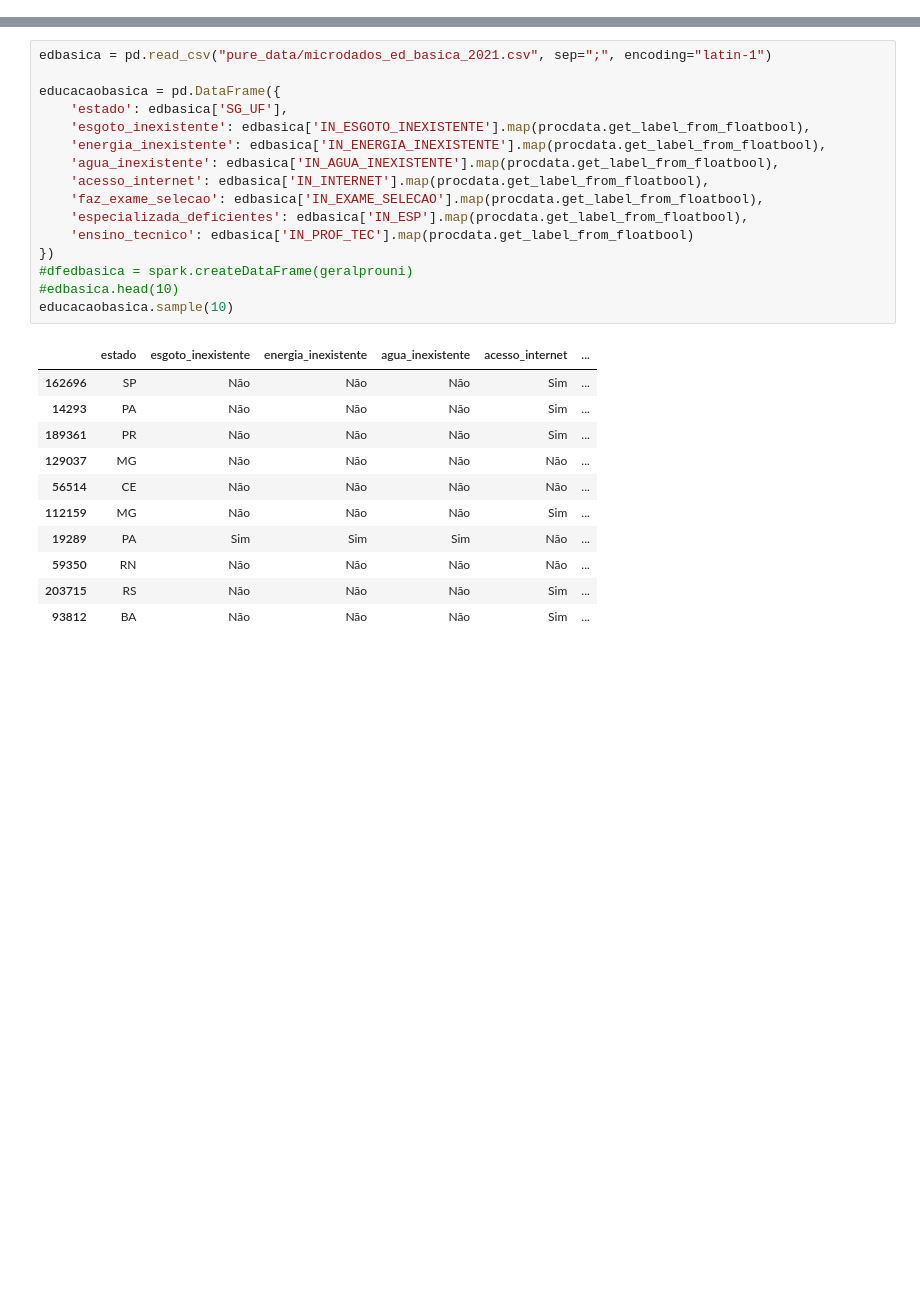
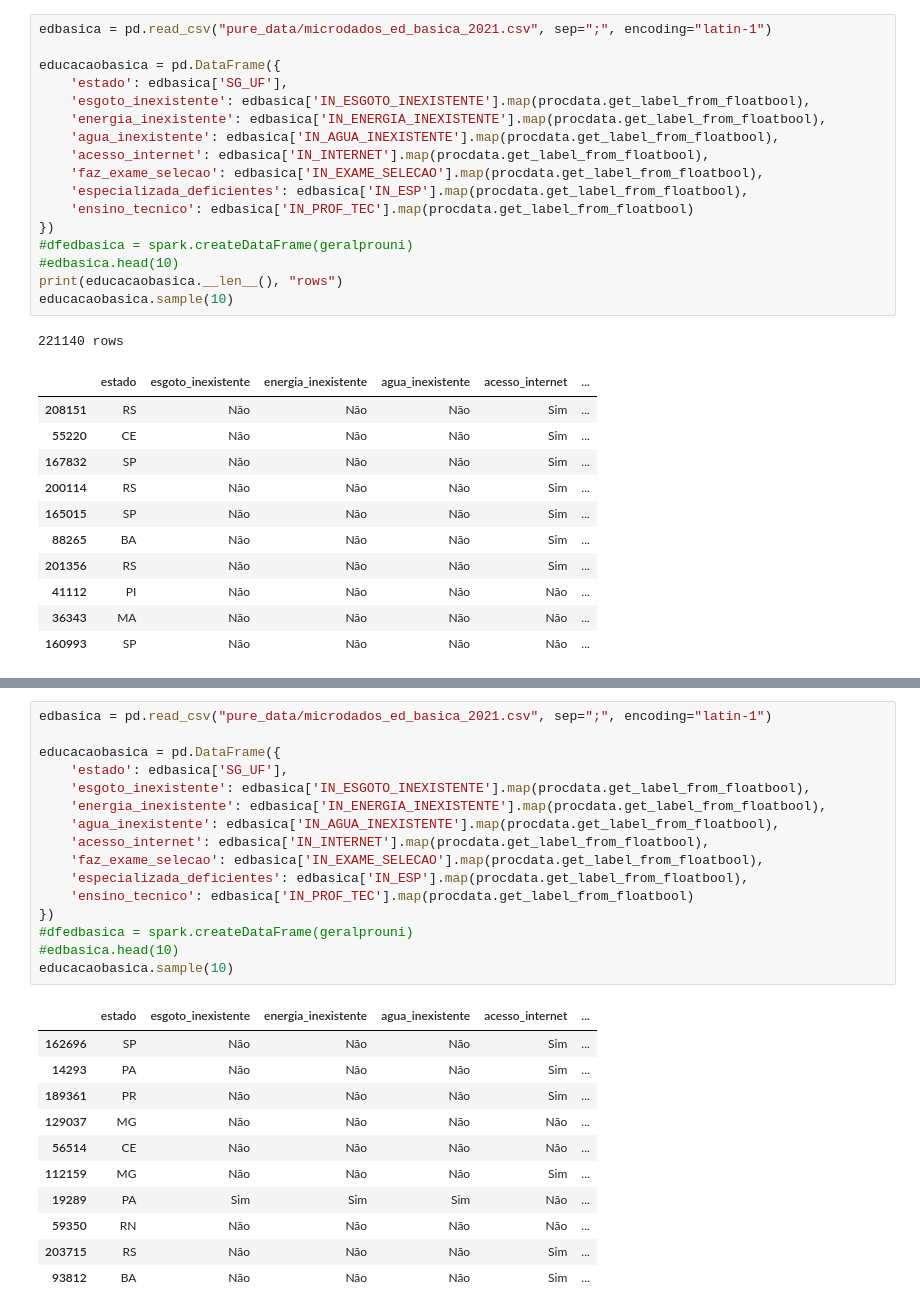
Before and after one commit to felipe-dias-azevedo/grupo-g2-pi-2022, a Jupyter notebook: PYSPARK-SPRINT-3/main.ipynb, the cells around one changed output, grey strips where cells are left out. Saved outputs shown, nothing was run; the diff lists cells and outputs as text; blank space fills up the shorter version.

```diff
--- a/PYSPARK-SPRINT-3/main.ipynb
+++ b/PYSPARK-SPRINT-3/main.ipynb
@@ -48,0 +79,30 @@ prouni.sample(n=10)
+# %%
+edbasica = pd.read_csv("pure_data/microdados_ed_basica_2021.csv", sep=";", encoding="latin-1")
+
+educacaobasica = pd.DataFrame({
+    'estado': edbasica['SG_UF'],
+    'esgoto_inexistente': edbasica['IN_ESGOTO_INEXISTENTE'].map(procdata.get_label_from_floatbool),
+    'energia_inexistente': edbasica['IN_ENERGIA_INEXISTENTE'].map(procdata.get_label_from_floatbool),
+    'agua_inexistente': edbasica['IN_AGUA_INEXISTENTE'].map(procdata.get_label_from_floatbool),
+    'acesso_internet': edbasica['IN_INTERNET'].map(procdata.get_label_from_floatbool),
+    'faz_exame_selecao': edbasica['IN_EXAME_SELECAO'].map(procdata.get_label_from_floatbool),
+    'especializada_deficientes': edbasica['IN_ESP'].map(procdata.get_label_from_floatbool),
+    'ensino_tecnico': edbasica['IN_PROF_TEC'].map(procdata.get_label_from_floatbool)
+})
+#dfedbasica = spark.createDataFrame(geralprouni)
+#edbasica.head(10)
+print(educacaobasica.__len__(), "rows")
+educacaobasica.sample(10)
+# %% [output]
+221140 rows
+|  | estado | esgoto_inexistente | energia_inexistente | agua_inexistente | acesso_internet | ... |
+| 208151 | RS | Não | Não | Não | Sim | ... |
+| 55220 | CE | Não | Não | Não | Sim | ... |
+| 167832 | SP | Não | Não | Não | Sim | ... |
+| 200114 | RS | Não | Não | Não | Sim | ... |
+| 165015 | SP | Não | Não | Não | Sim | ... |
+| 88265 | BA | Não | Não | Não | Sim | ... |
+| 201356 | RS | Não | Não | Não | Sim | ... |
+| 41112 | PI | Não | Não | Não | Não | ... |
+| 36343 | MA | Não | Não | Não | Não | ... |
+| 160993 | SP | Não | Não | Não | Não | ... |
```
Also changed, not shown: parts of 7 cells of this notebook, 2 other files.
